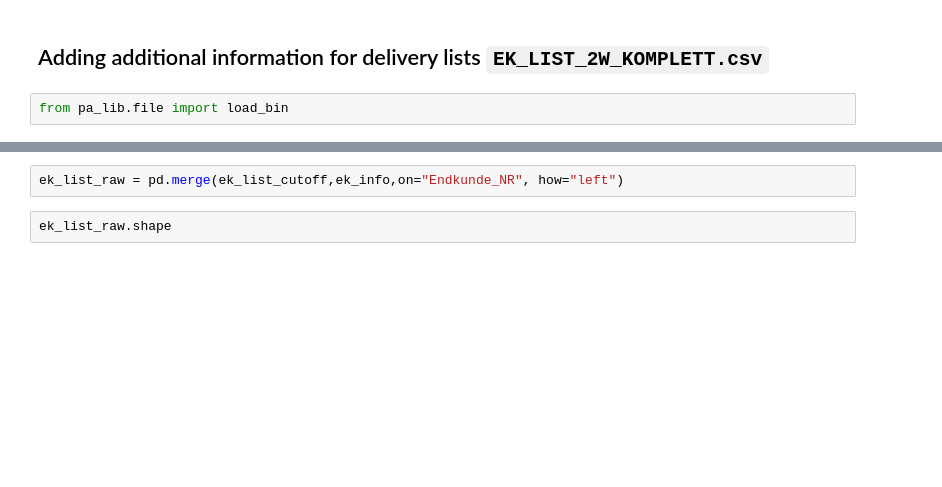
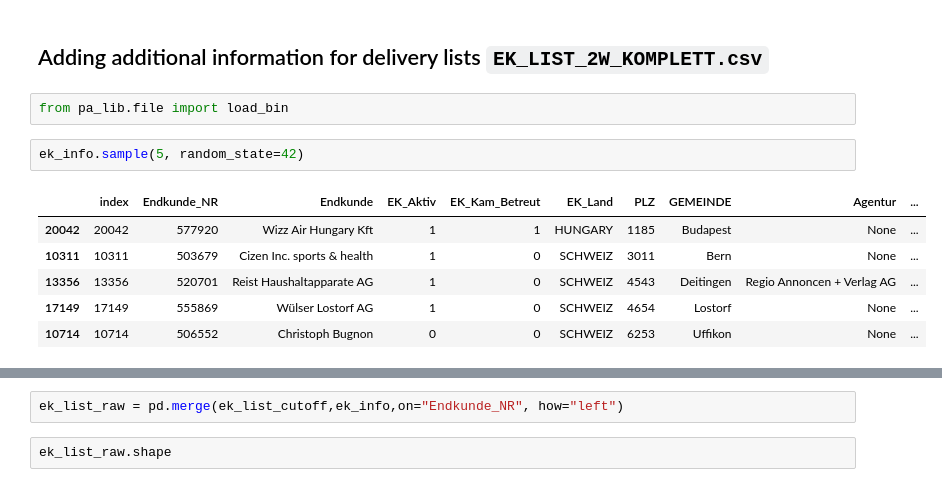
Before and after one commit to apgsga-stc/PredictiveAnalyticsPython, a Jupyter notebook: vkprog_analyse/sales_pred_master.ipynb, the cells around one changed output, grey strips where cells are left out. Saved outputs shown, nothing was run; the diff lists cells and outputs as text; blank space fills up the shorter version.

```diff
--- a/vkprog_analyse/sales_pred_master.ipynb
+++ b/vkprog_analyse/sales_pred_master.ipynb
@@ -976,3 +976,12 @@ Cutoff:  0.36805876589496755 (minimum predicted probability for a reservation)
 ## Adding additional information for delivery lists ``EK_LIST_2W_KOMPLETT.csv``
 # %%
 from pa_lib.file import load_bin
+# %%
+ek_info.sample(5, random_state=42)
+# %% [output]
+|  | index | Endkunde_NR | Endkunde | EK_Aktiv | EK_Kam_Betreut | EK_Land | PLZ | GEMEINDE | Agentur | ... |
+| 20042 | 20042 | 577920 | Wizz Air Hungary Kft | 1 | 1 | HUNGARY | 1185 | Budapest | None | ... |
+| 10311 | 10311 | 503679 | Cizen Inc. sports & health | 1 | 0 | SCHWEIZ | 3011 | Bern | None | ... |
+| 13356 | 13356 | 520701 | Reist Haushaltapparate AG | 1 | 0 | SCHWEIZ | 4543 | Deitingen | Regio Annoncen + Verlag AG | ... |
+| 17149 | 17149 | 555869 | Wülser Lostorf AG | 1 | 0 | SCHWEIZ | 4654 | Lostorf | None | ... |
+| 10714 | 10714 | 506552 | Christoph Bugnon | 0 | 0 | SCHWEIZ | 6253 | Uffikon | None | ... |
```
Also changed, not shown: parts of 3 cells of this notebook, 2 other files.
